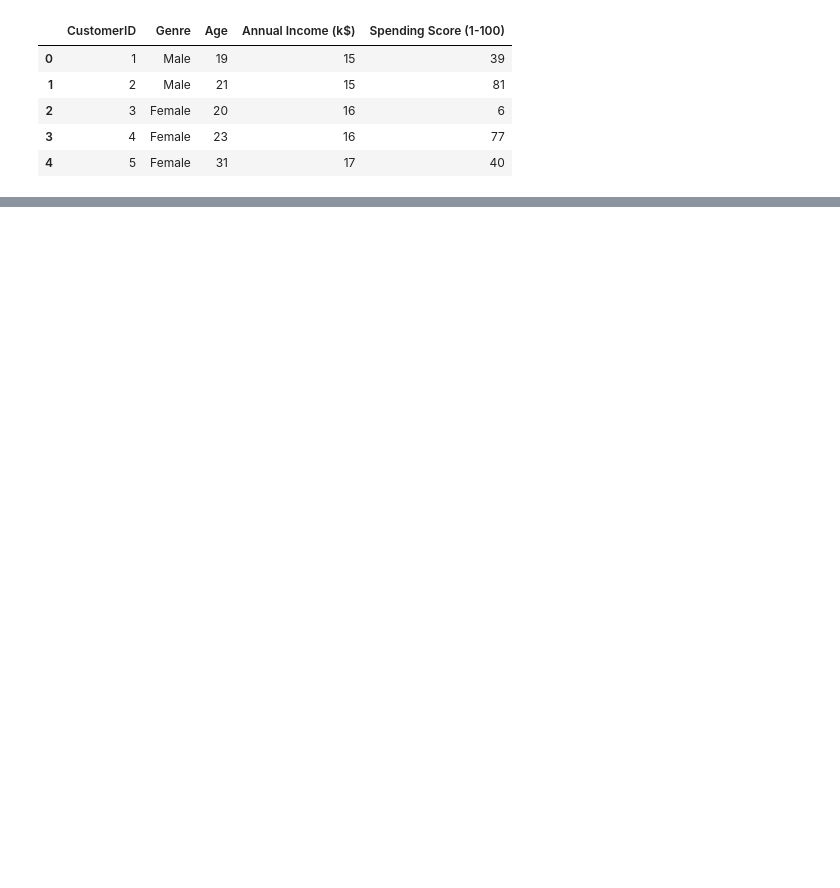
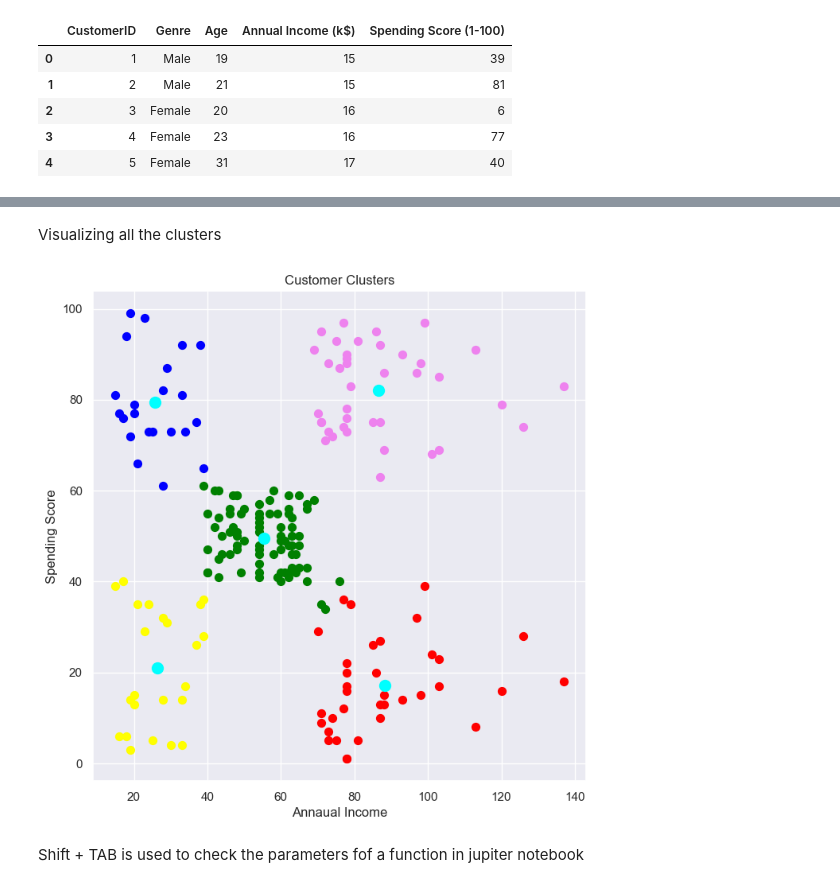
Before and after one commit to balakrishnasurya/Customer-Clustering, a Jupyter notebook: Customer Data Clustering.ipynb, the cells around one changed output, grey strips where cells are left out. Saved outputs shown, nothing was run; the diff lists cells and outputs as text; code cells hidden in the pictures; blank space fills up the shorter version.

```diff
--- a/Customer Data Clustering.ipynb
+++ b/Customer Data Clustering.ipynb
@@ -18,0 +163,23 @@ customer_data.head()
+# %% [markdown]
+Visualizing all the clusters
+# %%
+#ploting all the clusters along with centriods
+
+plt.figure(figsize=(8,8))
+plt.scatter(X[Y==0,0],X[Y==0,1],s=50,c="green",label = "Cluster-1")
+plt.scatter(X[Y==1,0],X[Y==1,1],s=50,c="red",label = "Cluster-2")
+plt.scatter(X[Y==2,0],X[Y==2,1],s=50,c="yellow",label = "Cluster-3")
+plt.scatter(X[Y==3,0],X[Y==3,1],s=50,c="blue",label = "Cluster-4")
+plt.scatter(X[Y==4,0],X[Y==4,1],s=50,c="violet",label = "Cluster-5")
+
+#plot the centriods
+
+plt.scatter(kmeans.cluster_centers_[:,0],kmeans.cluster_centers_[:,1],s=100,c="cyan",label="Centriods")
+plt.title("Customer Clusters")
+plt.xlabel("Annaual Income")
+plt.ylabel("Spending Score")
+plt.show()
+# %% [output]
+[figure, added]
+# %% [markdown]
+Shift + TAB is used to check the parameters fof a function in jupiter notebook
```
Also changed, not shown: parts of 16 cells of this notebook.
